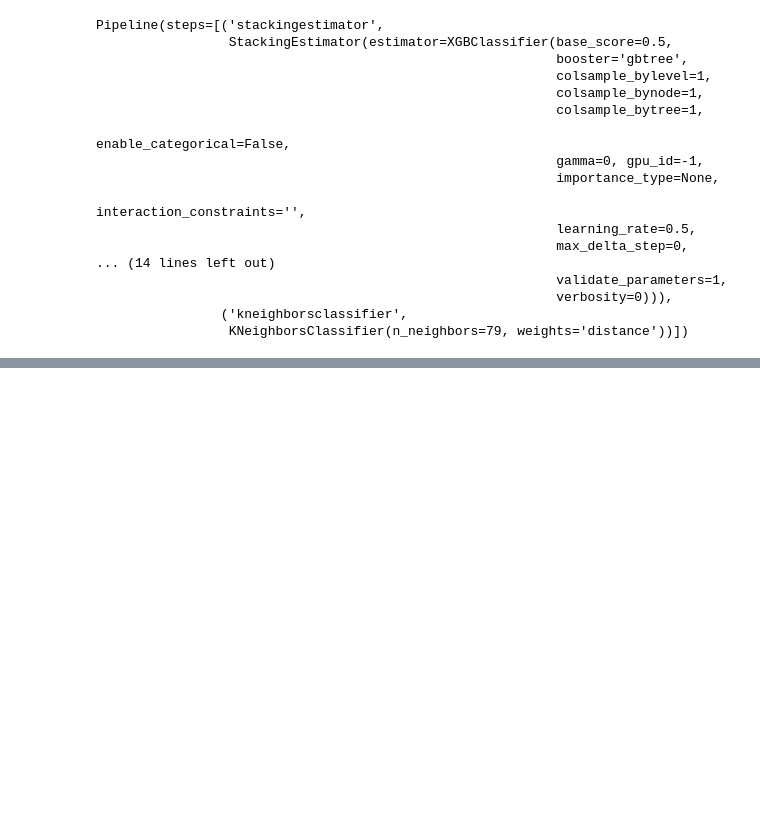
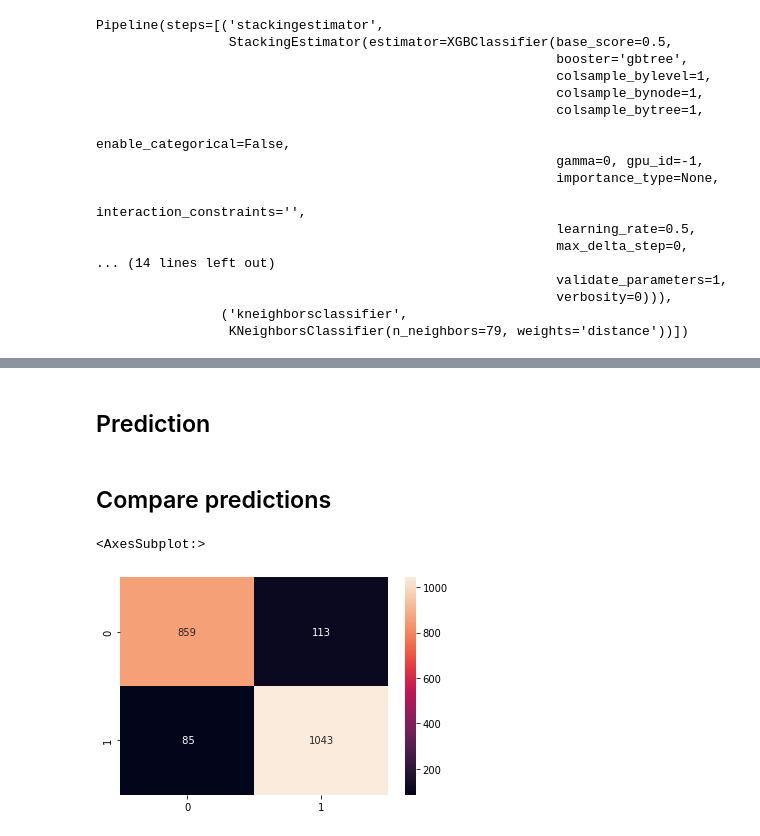
Before and after one commit to rparthas/data, a Jupyter notebook: hackathons/Phishing.ipynb, the cells around one changed output, grey strips where cells are left out. Drawn from its saved outputs; the diff is of its cells as text; code cells hidden in the pictures; blank space fills up the shorter version.

```diff
--- a/hackathons/Phishing.ipynb
+++ b/hackathons/Phishing.ipynb
@@ -128,7 +253,11 @@ plot_confusion_matrix(model, X_test, y_test)
+# %% [markdown]
+## Prediction
 # %%
 test = pd.read_csv("data/Phising_Testing_Dataset.csv")
+test = test.drop(['SSLfinal_State','URL_of_Anchor'],axis=1)
 # %%
-X_pred = test[test.columns[1:31]]
+# X_pred = test[test.columns[1:31]]
+X_pred = test[test.columns[1:29]]
 # %%
 X_pred = pd.DataFrame(enc.transform(X_pred).toarray())
 # %%
@@ -136,3 +265,14 @@ res = test[['key']]
 res['Result']= model.predict(X_pred)
 # %%
 res.to_csv('data/Phishing_Submission.csv',index=False)
+# %% [markdown]
+## Compare predictions
+# %%
+res_old = pd.read_csv('data/Phishing_Submission_old.csv')
+# %%
+cm =confusion_matrix(res_old['Result'],res['Result'])
+# %%
+sns.heatmap(cm,annot=True,fmt="3g")
+# %% [output]
+<AxesSubplot:>
+[figure, added]
```
Also changed, not shown: parts of 19 cells of this notebook.
